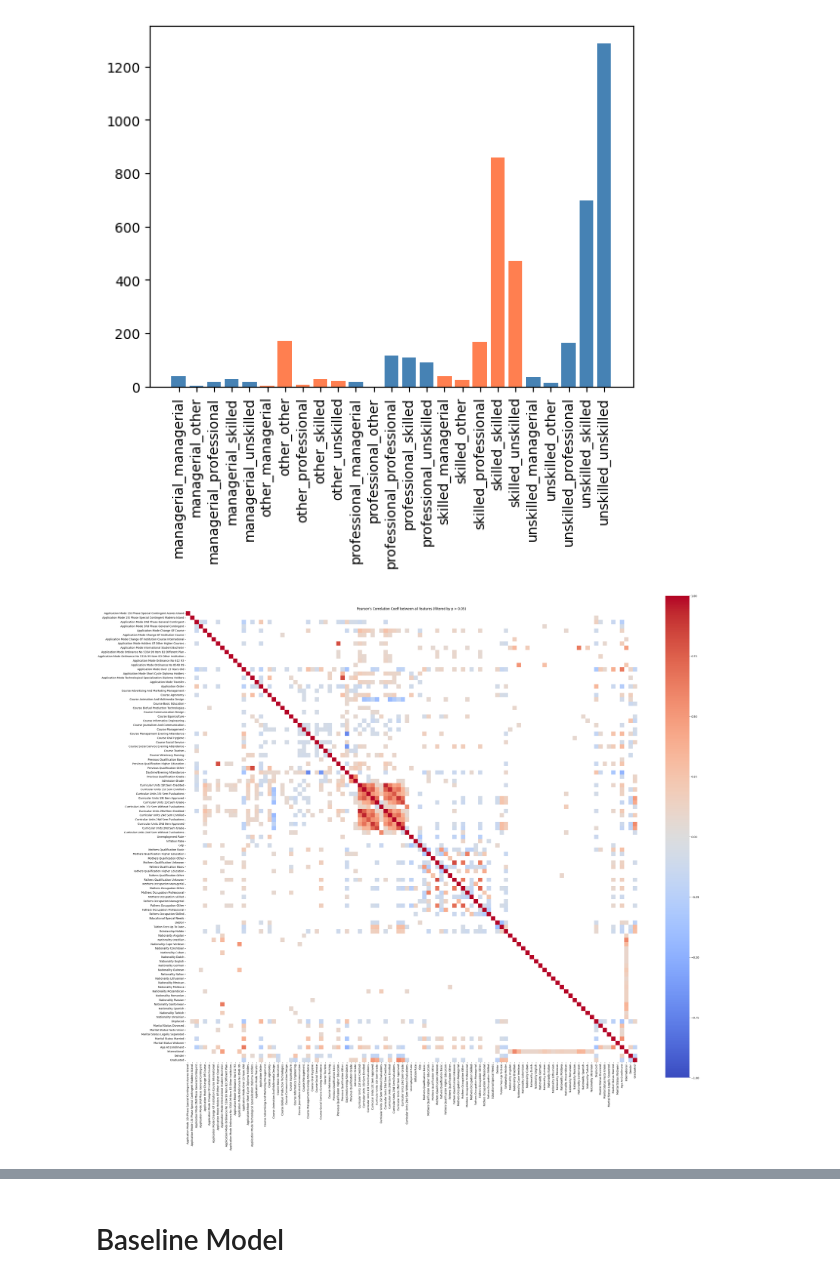
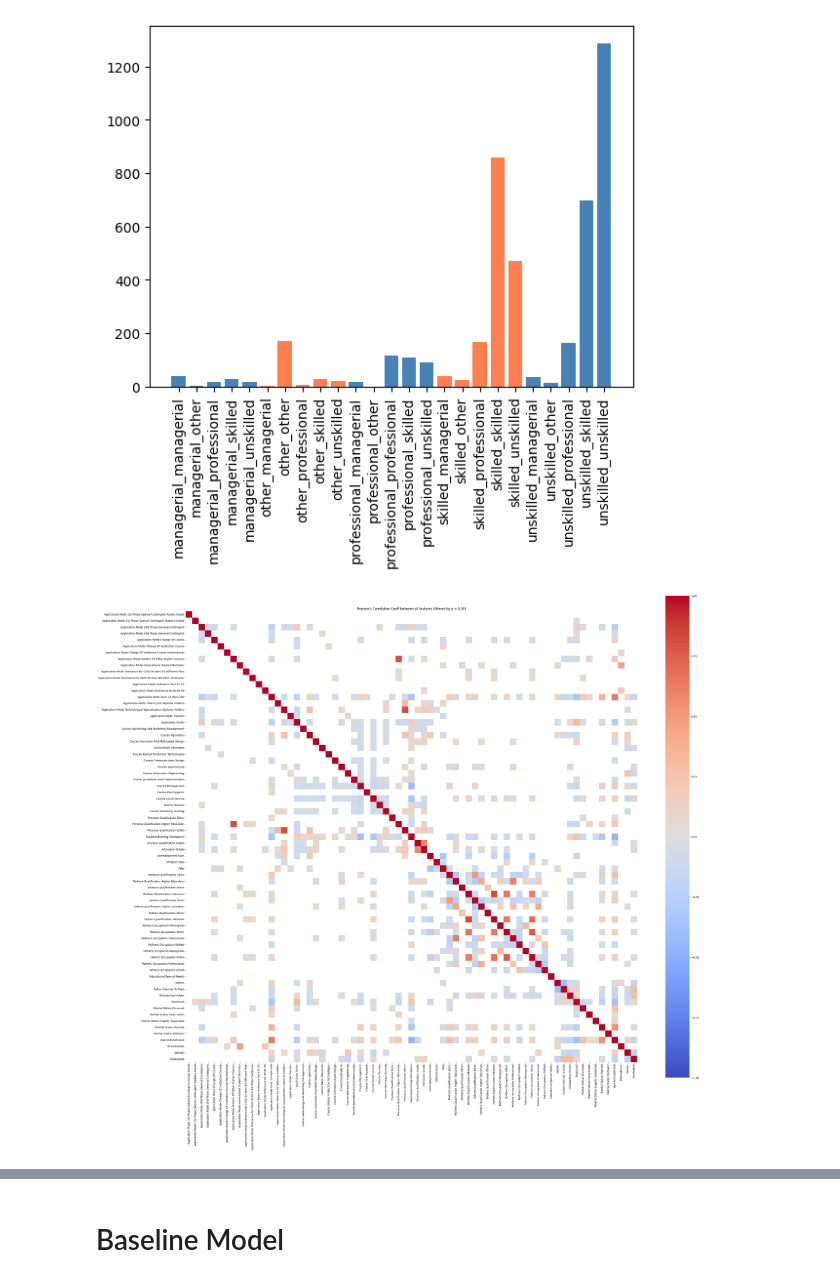
Before and after one commit to Xannadoo/Algorithmic_Fairness_Mandatories, a Jupyter notebook: Exam/Predicting_students_dropout_v2.ipynb, the cells around one changed output, grey strips where cells are left out. Cells and saved outputs as stored; diff of their text form; code cells hidden in the pictures.

```diff
--- a/Exam/Predicting_students_dropout_v2.ipynb
+++ b/Exam/Predicting_students_dropout_v2.ipynb
@@ -45,0 +30,6 @@ features_full.head(10)
+# %%
+# from_begin=True to not include information from the first and second semester
+
+features, features_full, labels = load_data(from_begin=True, nationality=False)
+
+features_full.head(10)
@@ -211,11 +214,46 @@ plt.xticks(rotation=90, ha='center');
 [figure]
 # %%
 df = features.join(labels)
+## These sections were removed
+[ 'curricular_units_1st_sem_credited',
+ 'curricular_units_1st_sem_enrolled',
+ 'curricular_units_1st_sem_evaluations',
+ 'curricular_units_1st_sem_approved',
+ 'curricular_units_1st_sem_grade',
+ 'curricular_units_1st_sem_without_evaluations',
+
+ 'curricular_units_2nd_sem_credited',
+ 'curricular_units_2nd_sem_enrolled',
+ 'curricular_units_2nd_sem_evaluations',
+ 'curricular_units_2nd_sem_approved',
+ 'curricular_units_2nd_sem_grade',
+ 'curricular_units_2nd_sem_without_evaluations',]
+
+[ 'nationality_angolan',
+ 'nationality_brazilian',
+ 'nationality_cape_verdean',
+ 'nationality_colombian',
+ 'nationality_cuban',
+ 'nationality_dutch',
+ 'nationality_english',
+ 'nationality_german',
+ 'nationality_guinean',
+ 'nationality_italian',
+ 'nationality_lithuanian',
+ 'nationality_mexican',
+ 'nationality_moldova',
+ 'nationality_mozambican',
+ 'nationality_romanian',
+ 'nationality_russian',
+ 'nationality_santomean',
+ 'nationality_spanish',
+ 'nationality_turkish',
+ 'nationality_ukrainian',]
 
 ## columns arranged:
-# course info
 # 1st semester info
 # 2nd semester info
+# course info
 # macro socioeconomic factors
 # personal socioeconomic factors
 # demographic info
@@ -249,10 +287,8 @@ df = df[[
  'course_informatics_engineering',
  'course_journalism_and_communication',
  'course_management',
- 'course_management_evening_attendance',
  'course_oral_hygiene',
  'course_social_service',
- 'course_social_service_evening_attendance',
  'course_tourism',
  'course_veterinary_nursing',
  'previous_qualification_basic',
@@ -261,20 +297,6 @@ df = df[[
  'daytime/evening_attendance',
  'previous_qualification_grade',
  'admission_grade',
-
- 'curricular_units_1st_sem_credited',
- 'curricular_units_1st_sem_enrolled',
- 'curricular_units_1st_sem_evaluations',
- 'curricular_units_1st_sem_approved',
- 'curricular_units_1st_sem_grade',
- 'curricular_units_1st_sem_without_evaluations',
-
- 'curricular_units_2nd_sem_credited',
- 'curricular_units_2nd_sem_enrolled',
- 'curricular_units_2nd_sem_evaluations',
- 'curricular_units_2nd_sem_approved',
- 'curricular_units_2nd_sem_grade',
- 'curricular_units_2nd_sem_without_evaluations',
 
  'unemployment_rate',
  'inflation_rate',
@@ -287,54 +309,34 @@ df = df[[
  'fathers_qualification_basic',
  'fathers_qualification_higher_education',
  'fathers_qualification_other',
  'fathers_qualification_unknown',
  'mothers_occupation_managerial',
  'mothers_occupation_other',
  'mothers_occupation_professional',
  'mothers_occupation_skilled',
  'fathers_occupation_managerial',
  'fathers_occupation_other',
  'fathers_occupation_professional',
  'fathers_occupation_skilled',
  'educational_special_needs',
  'debtor',
  'tuition_fees_up_to_date',
  'scholarship_holder',
 
- 'nationality_angolan',
- 'nationality_brazilian',
- 'nationality_cape_verdean',
- 'nationality_colombian',
- 'nationality_cuban',
- 'nationality_dutch',
- 'nationality_english',
- 'nationality_german',
- 'nationality_guinean',
- 'nationality_italian',
- 'nationality_lithuanian',
- 'nationality_mexican',
- 'nationality_moldova',
- 'nationality_mozambican',
- 'nationality_romanian',
- 'nationality_russian',
- 'nationality_santomean',
- 'nationality_spanish',
- 'nationality_turkish',
- 'nationality_ukrainian',
  'displaced',
  'marital_status_divorced',
  'marital_status_facto union',
  'marital_status_legally separated',
  'marital_status_married',
  'marital_status_widower',
  'age_at_enrollment',
  'international',
  'gender',
  'graduated']]
 
 plot_corr(df=df, figsize=(35,30), show_specific_features=False)
 # %% [output]
-[figure, old version]
+[figure, new version]
 # %%
 plot_corr(df=df,feature_cols=['age_at_enrollment','international','gender','graduated'], figsize=(10,30), show_specific_features=True)
 # %% [output]
```
Also changed, not shown: parts of 26 cells of this notebook, 4 other files.
